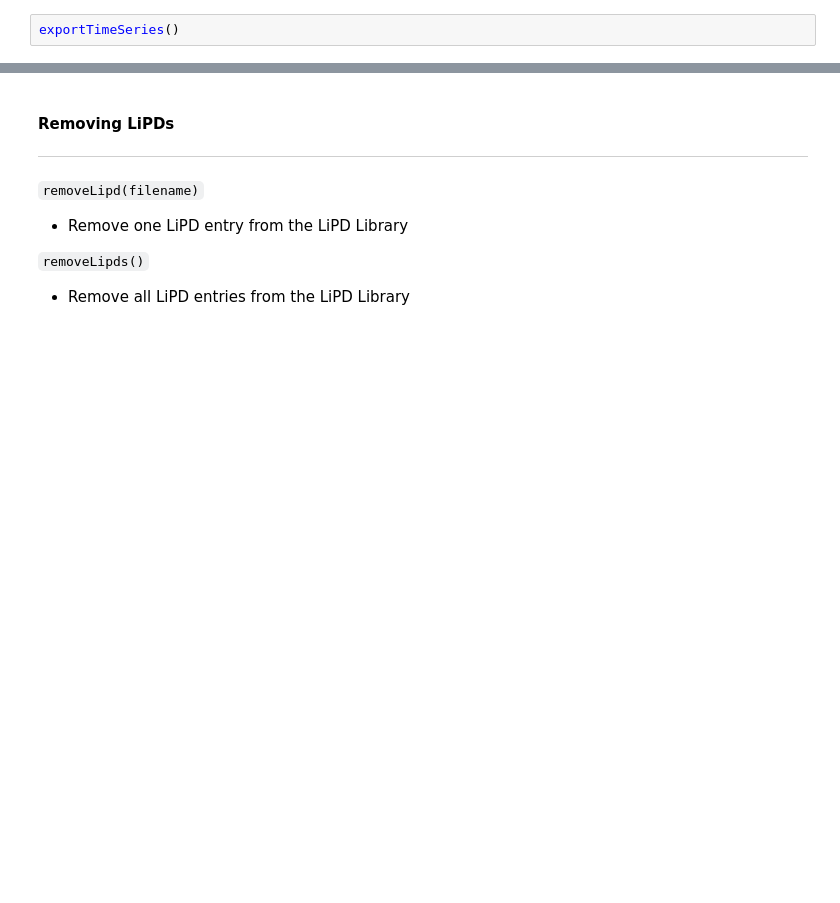
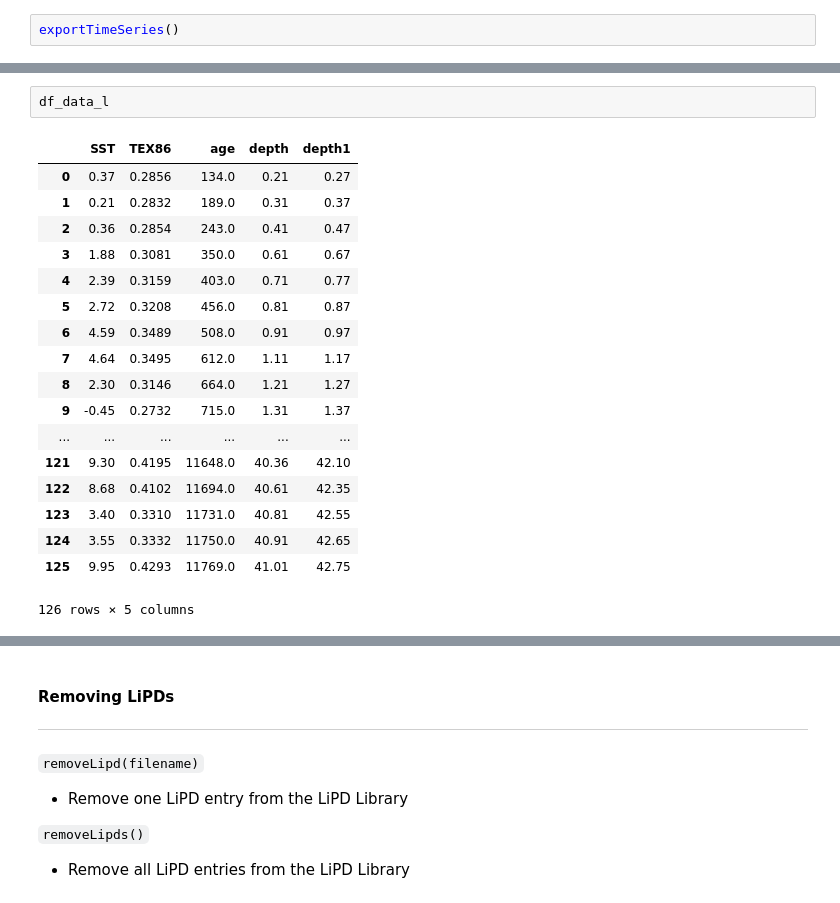
Before and after one commit to nickmckay/LiPD-utilities, a Jupyter notebook: Python/lipd/files/Welcome LiPD - Quickstart.ipynb, the cells around one changed output, grey strips where cells are left out. Drawn from its saved outputs; the diff is of its cells as text; blank space fills up the shorter version.

```diff
--- a/Python/lipd/files/Welcome LiPD - Quickstart.ipynb
+++ b/Python/lipd/files/Welcome LiPD - Quickstart.ipynb
@@ -314,0 +387,21 @@ exportTimeSeries()
+# %%
+df_data_l
+# %% [output]
+|  | SST | TEX86 | age | depth | depth1 |
+| 0 | 0.37 | 0.2856 | 134.0 | 0.21 | 0.27 |
+| 1 | 0.21 | 0.2832 | 189.0 | 0.31 | 0.37 |
+| 2 | 0.36 | 0.2854 | 243.0 | 0.41 | 0.47 |
+| 3 | 1.88 | 0.3081 | 350.0 | 0.61 | 0.67 |
+| 4 | 2.39 | 0.3159 | 403.0 | 0.71 | 0.77 |
+| 5 | 2.72 | 0.3208 | 456.0 | 0.81 | 0.87 |
+| 6 | 4.59 | 0.3489 | 508.0 | 0.91 | 0.97 |
+| 7 | 4.64 | 0.3495 | 612.0 | 1.11 | 1.17 |
+| 8 | 2.30 | 0.3146 | 664.0 | 1.21 | 1.27 |
+| 9 | -0.45 | 0.2732 | 715.0 | 1.31 | 1.37 |
+| ... | ... | ... | ... | ... | ... |
+| 121 | 9.30 | 0.4195 | 11648.0 | 40.36 | 42.10 |
+| 122 | 8.68 | 0.4102 | 11694.0 | 40.61 | 42.35 |
+| 123 | 3.40 | 0.3310 | 11731.0 | 40.81 | 42.55 |
+| 124 | 3.55 | 0.3332 | 11750.0 | 40.91 | 42.65 |
+| 125 | 9.95 | 0.4293 | 11769.0 | 41.01 | 42.75 |
+126 rows × 5 columns
```
Also changed, not shown: parts of 28 cells of this notebook, 5 other files.
